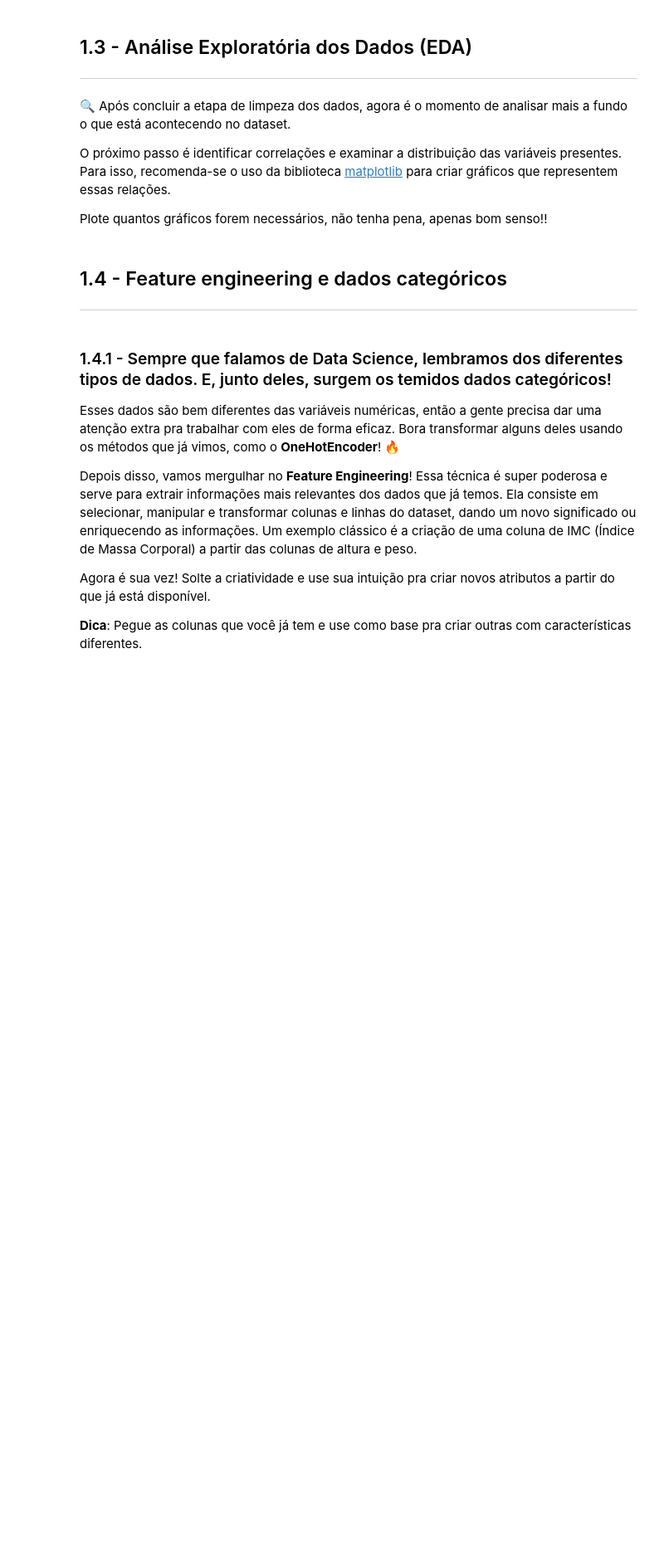
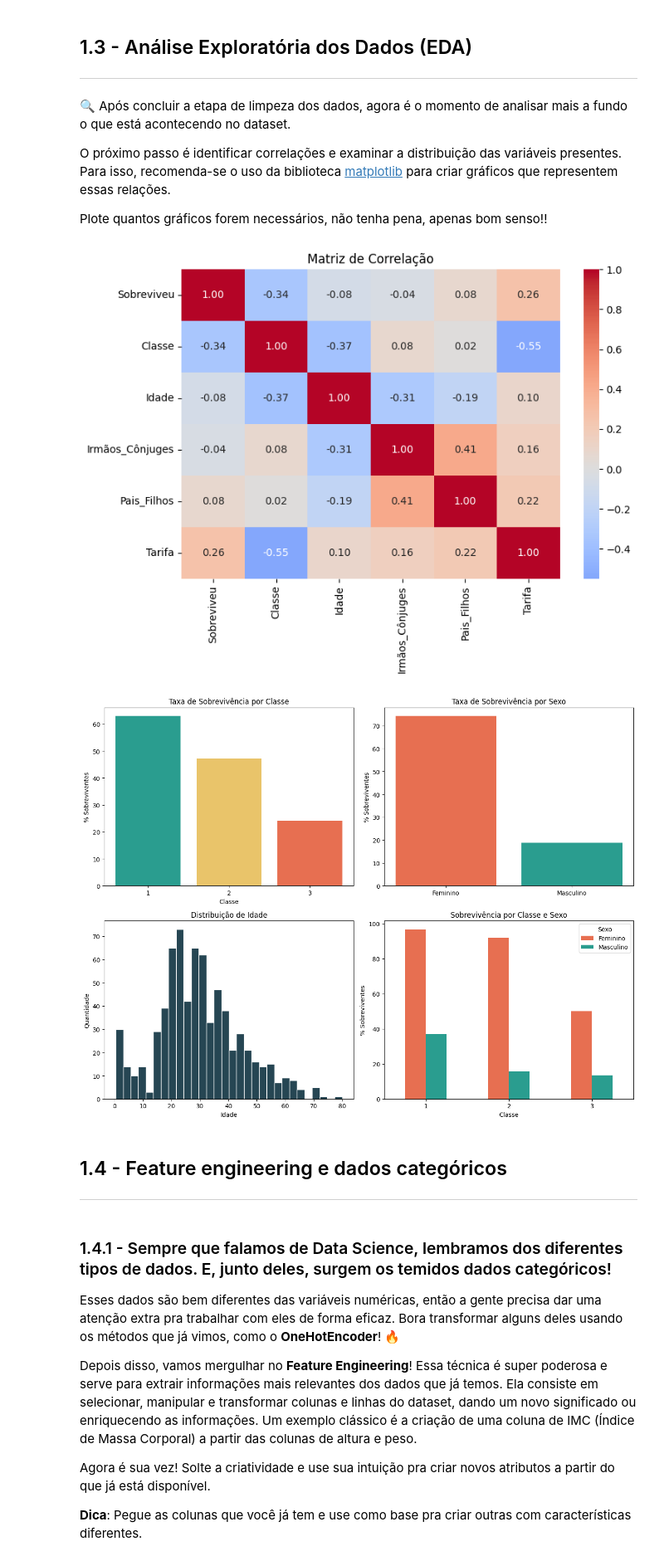
Before and after one commit to PedroNeves07/Atividade-de-Analise-Exploratoria-de-Dados, a Jupyter notebook: notebook_EDA.ipynb, the cells around one changed output. Shown at 83% size. Saved outputs shown, nothing was run; the diff lists cells and outputs as text; code cells hidden in the pictures; blank space fills up the shorter version.

```diff
--- a/notebook_EDA.ipynb
+++ b/notebook_EDA.ipynb
@@ -236,7 +293,48 @@ O próximo passo é identificar correlações e examinar a distribuição das va
 
 Plote quantos gráficos forem necessários, não tenha pena, apenas bom senso!!
 # %%
-# Code aqui
+# Matriz de correlação
+plt.figure(figsize=(8, 6))
+col_numericas = ['Sobreviveu', 'Classe', 'Idade', 'Irmãos_Cônjuges', 'Pais_Filhos', 'Tarifa']
+sns.heatmap(df[col_numericas].corr(), annot=True, fmt='.2f', cmap='coolwarm', center=0)
+plt.title('Matriz de Correlação')
+plt.tight_layout()
+plt.show()
+
+# Distribuições e relações com a sobrevivência
+fig, axes = plt.subplots(2, 2, figsize=(13, 10))
+
+sobrev_classe = df.groupby('Classe')['Sobreviveu'].mean() * 100
+axes[0,0].bar(sobrev_classe.index.astype(str), sobrev_classe.values, color=['#2a9d8f','#e9c46a','#e76f51'])
+axes[0,0].set_title('Taxa de Sobrevivência por Classe')
+axes[0,0].set_xlabel('Classe')
+axes[0,0].set_ylabel('% Sobreviventes')
+
+sobrev_sexo = df.groupby('Sexo')['Sobreviveu'].mean() * 100
+axes[0,1].bar(sobrev_sexo.index, sobrev_sexo.values, color=['#e76f51','#2a9d8f'])
+axes[0,1].set_title('Taxa de Sobrevivência por Sexo')
+axes[0,1].set_ylabel('% Sobreviventes')
+
+axes[1,0].hist(df['Idade'], bins=30, color='#264653', edgecolor='white')
+axes[1,0].set_title('Distribuição de Idade')
+axes[1,0].set_xlabel('Idade')
+axes[1,0].set_ylabel('Quantidade')
+
+pivot = df.pivot_table(index='Classe', columns='Sexo', values='Sobreviveu', aggfunc='mean') * 100
+pivot.plot(kind='bar', ax=axes[1,1], color=['#e76f51','#2a9d8f'])
+axes[1,1].set_title('Sobrevivência por Classe e Sexo')
+axes[1,1].set_xlabel('Classe')
+axes[1,1].set_ylabel('% Sobreviventes')
+axes[1,1].tick_params(axis='x', rotation=0)
+
+plt.tight_layout()
+plt.show()
+
+# A correlação mais forte com Sobreviveu é Classe (negativa) e Tarifa (positiva).
+# Mulheres e passageiros de 1ª classe tiveram taxas de sobrevivência muito maiores.
+# %% [output]
+[figure, added]
+[figure, added]
 # %% [markdown]
 ## 1.4 - Feature engineering e dados categóricos
 
```
Also changed, not shown: parts of 5 cells of this notebook.
